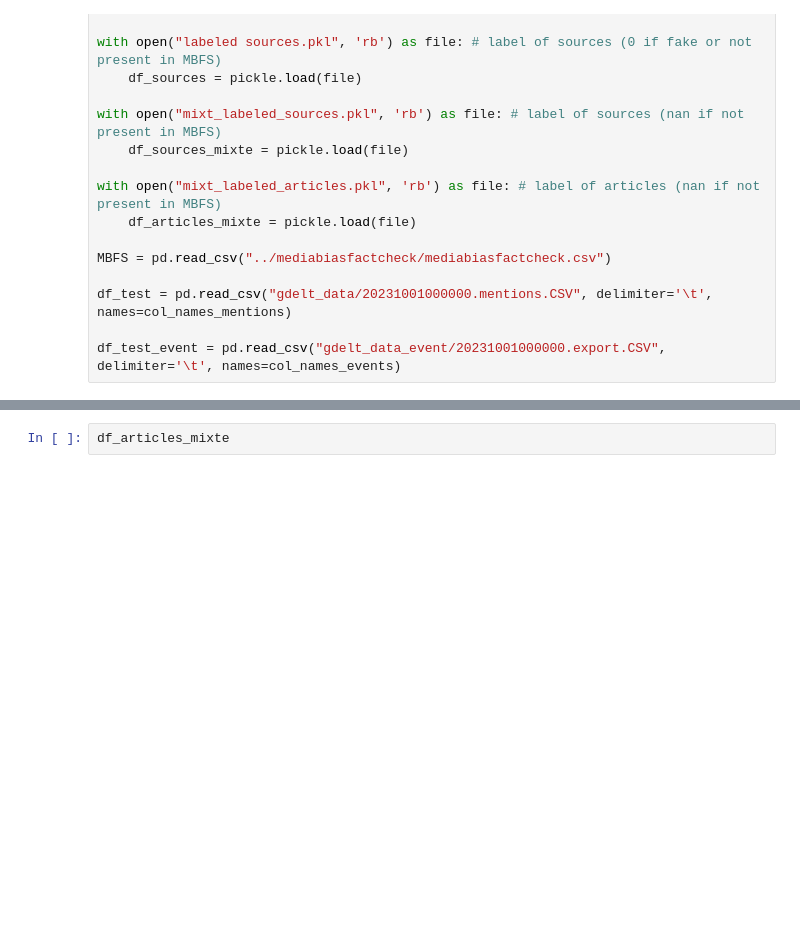
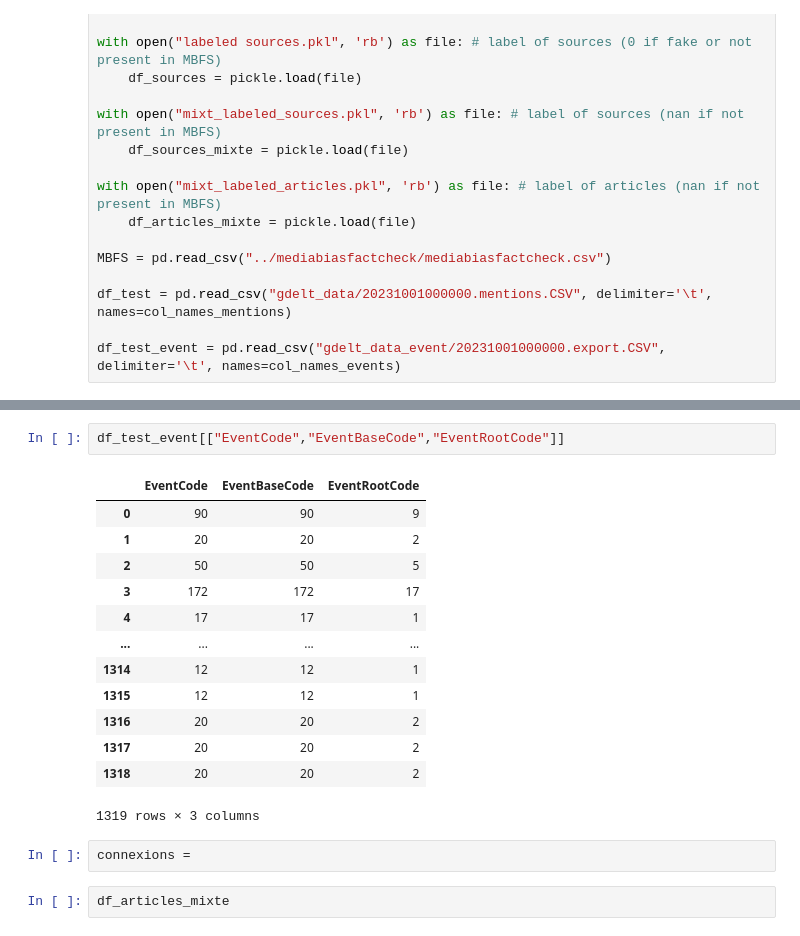
Before and after one commit to MatthiasPicard/fake-news-detection, a Jupyter notebook: urls.ipynb, the cells around one changed output, grey strips where cells are left out. Cells and saved outputs as stored; diff of their text form; blank space fills up the shorter version.

```diff
--- a/urls.ipynb
+++ b/urls.ipynb
@@ -57,3 +99,21 @@ df_test_event = pd.read_csv("gdelt_data_event/20231001000000.export.CSV", delimi
+# %%
+df_test_event[["EventCode","EventBaseCode","EventRootCode"]]
+# %% [output]
+|  | EventCode | EventBaseCode | EventRootCode |
+| 0 | 90 | 90 | 9 |
+| 1 | 20 | 20 | 2 |
+| 2 | 50 | 50 | 5 |
+| 3 | 172 | 172 | 17 |
+| 4 | 17 | 17 | 1 |
+| ... | ... | ... | ... |
+| 1314 | 12 | 12 | 1 |
+| 1315 | 12 | 12 | 1 |
+| 1316 | 20 | 20 | 2 |
+| 1317 | 20 | 20 | 2 |
+| 1318 | 20 | 20 | 2 |
+1319 rows × 3 columns
+# %%
+connexions =
 # %%
 df_articles_mixte
 # %% [output]
```
Also changed, not shown: parts of 11 cells of this notebook, 7 other files.
